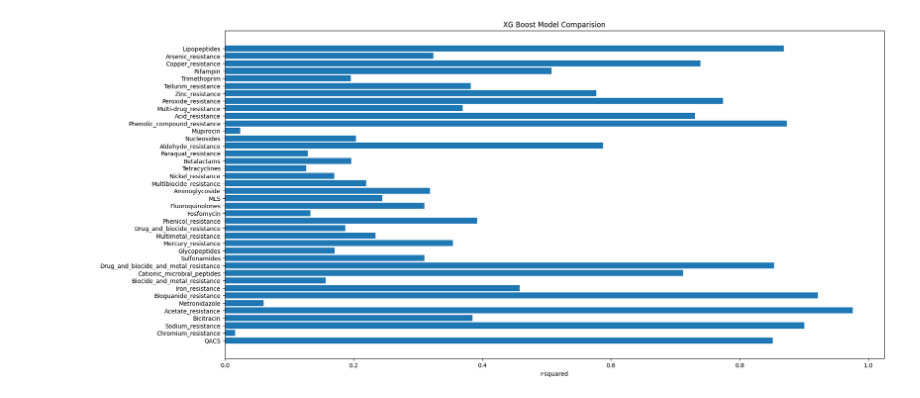
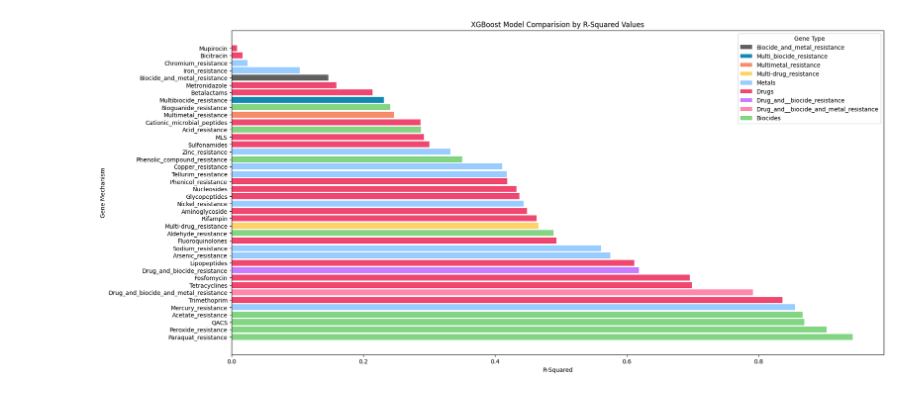
Before and after one commit to SlizovskiyLab/RebekahNotebook, a Jupyter notebook: XGBoost/xgBoostNotebook.ipynb, the cells around one changed output. Saved outputs shown, nothing was run; the diff lists cells and outputs as text; code cells hidden in the pictures.

```diff
--- a/XGBoost/xgBoostNotebook.ipynb
+++ b/XGBoost/xgBoostNotebook.ipynb
@@ -21,11 +21,12 @@ outcomes_df = pd.read_excel('../Outcomes_Cleaned.xlsx', 0)
 X = predictors_df.drop('SAMPLE NAME', axis=1)
 Y = outcomes_df.drop('MECHANISM', axis=1) # Full DF must iterate through
 feature_names = X.columns
+gene_names = Y.columns
 
 # List of columns for iterating
 columns = list(Y)
 
-r2_list = []
+
 # print(predictors_df) # 211 x 33
 # print(outcomes_df) # 211 x 41
 # %%
@@ -107,15 +110,41 @@ QACS r2: 0.8516623973846436
 # %%
 # Plotting an overall comparision of different models and their r2 scores
+# Order and compare the accuracy of models depending on drug/metal/biociode/multicompound types etc
 import numpy as np
 
 fig, ax = plt.subplots(figsize=(20,10))
 
-ax.barh(np.arange(len(columns)), r2_list, align='center')
-ax.set_yticks(np.arange(len(columns)), labels=columns)
+# Sorting r2 values for visualization
+sorted_idx = np.argsort(r2_list)
+r2_array = np.array(r2_list)
+
+# Sorting colors for visualization
+bar_labels = ['Drugs', 'Metals', '_Metals', '_Drugs', '_Drugs', '_Metals', '_Metals', 'Biocides', 'Multi-drug_resistance', '_Biocides', '_Biocides', '_Drugs', '_Drugs', '_Biocides', '_Biocides', '_Drugs', '_Drugs', '_Metals', 'Multi_biocide_resistance', '_Drugs', '_Drugs', '_Drugs', '_Drugs', '_Drugs', 'Drug_and__biocide_resistance', 'Multimetal_resistance', '_Metals', '_Drugs', '_Drugs', 'Drug_and__biocide_and_metal_resistance', '_Drugs', 'Biocide_and_metal_resistance', '_Metals', '_Biocides', '_Drugs', '_Biocides', '_Drugs', '_Metals', '_Metals', '_Biocides']
+
+drug_color = '#ef476f'
+metal_color = '#99ccff'
+biocide_color = '#83d483'
+multi_drug_color = '#ffd166'
+multi_metal_color = '#f78c6b'
+multi_biocide_color = '#118ab2'
+drug_biocide_color = '#c77dff'
+drug_biocide_metal_color = "#f695ff"
+metal_biocide_color = "#2C2C2C"
+
+bar_colors = [f'{drug_color}', f'{metal_color}', f'{metal_color}', f'{drug_color}', f'{drug_color}', f'{metal_color}', f'{metal_color}', f'{biocide_color}', f'{multi_drug_color}', f'{biocide_color}', f'{biocide_color}', f'{drug_color}', f'{drug_color}', f'{biocide_color}', f'{biocide_color}', f'{drug_color}', f'{drug_color}', f'{metal_color}', f'{multi_biocide_color}', f'{drug_color}', f'{drug_color}', f'{drug_color}', f'{drug_color}', f'{drug_color}', f'{drug_biocide_color}', f'{multi_metal_color}', f'{metal_color}', f'{drug_color}', f'{drug_color}', f'{drug_biocide_metal_color}', f'{drug_color}', f'{metal_biocide_color}', f'{metal_color}', f'{biocide_color}', f'{drug_color}', f'{biocide_color}', f'{drug_color}', f'{metal_color}', f'{metal_color}', f'{biocide_color}']
+# [f'tab:{drug_color}', f'tab:{metal_color}', f'tab:{metal_color}', f'tab:{drug_color}', f'tab:{drug_color}', f'tab:{metal_color}', f'tab:{metal_color}', f'tab:{biocide_color}', f'tab:{multi_drug_color}', f'tab:{biocide_color}', f'tab:{biocide_color}', f'tab:{drug_color}', f'tab:{drug_color}', f'tab:{biocide_color}', f'tab:{biocide_color}', f'tab:{drug_color}', f'tab:{drug_color}', f'tab:{metal_color}', f'tab:{multi_biocide_color}', f'tab:{drug_color}', f'tab:{drug_color}', f'tab:{drug_color}', f'tab:{drug_color}', f'tab:{drug_color}', f'tab:{drug_biocide_color}', f'tab:{multi_metal_color}', f'tab:{metal_color}', f'tab:{drug_color}', f'tab:{drug_color}', f'tab:{drug_biocide_metal_color}', f'tab:{drug_color}', f'tab:{metal_biocide_color}', f'tab:{metal_color}', f'tab:{biocide_color}', f'tab:{drug_color}', f'tab:{biocide_color}', f'tab:{drug_color}', f'tab:{metal_color}', f'tab:{metal_color}', f'tab:{biocide_color}']
+
+# Plotting graph
+ax.barh(gene_names[sorted_idx], r2_array[sorted_idx], align='center', label=np.array(bar_labels)[sorted_idx], color=np.array(bar_colors)[sorted_idx])
+# ax.barh(np.arange(len(columns)), r2_list, align='center') # old code
+ax.set_yticks(np.arange(len(columns)), labels=gene_names[sorted_idx])
 ax.invert_yaxis()  # labels read top-to-bottom
-ax.set_xlabel('r-squared')
-ax.set_title('XG Boost Model Comparision')
+ax.set_xlabel('R-Squared')
+ax.set_ylabel('Gene Mechanism')
+ax.set_title('XGBoost Model Comparision by R-Squared Values')
+ax.legend(title='Gene Type')
 
+plt.savefig(f'xgb_r2_graph.png')
 plt.show()
 # %% [output]
-[figure, old version]
+[figure, new version]
```
Also changed, not shown: parts of 1 cell of this notebook, 1 other file.
